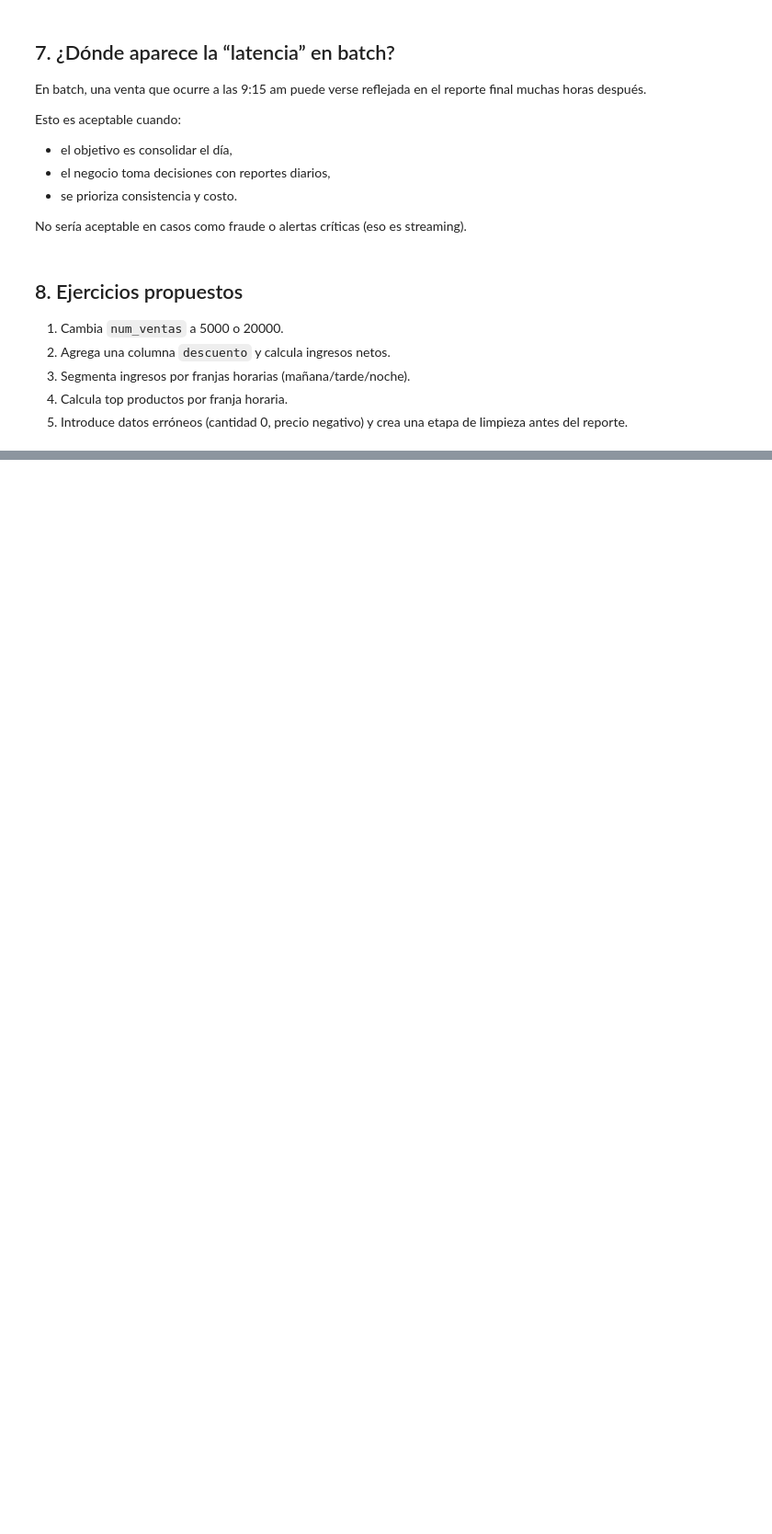
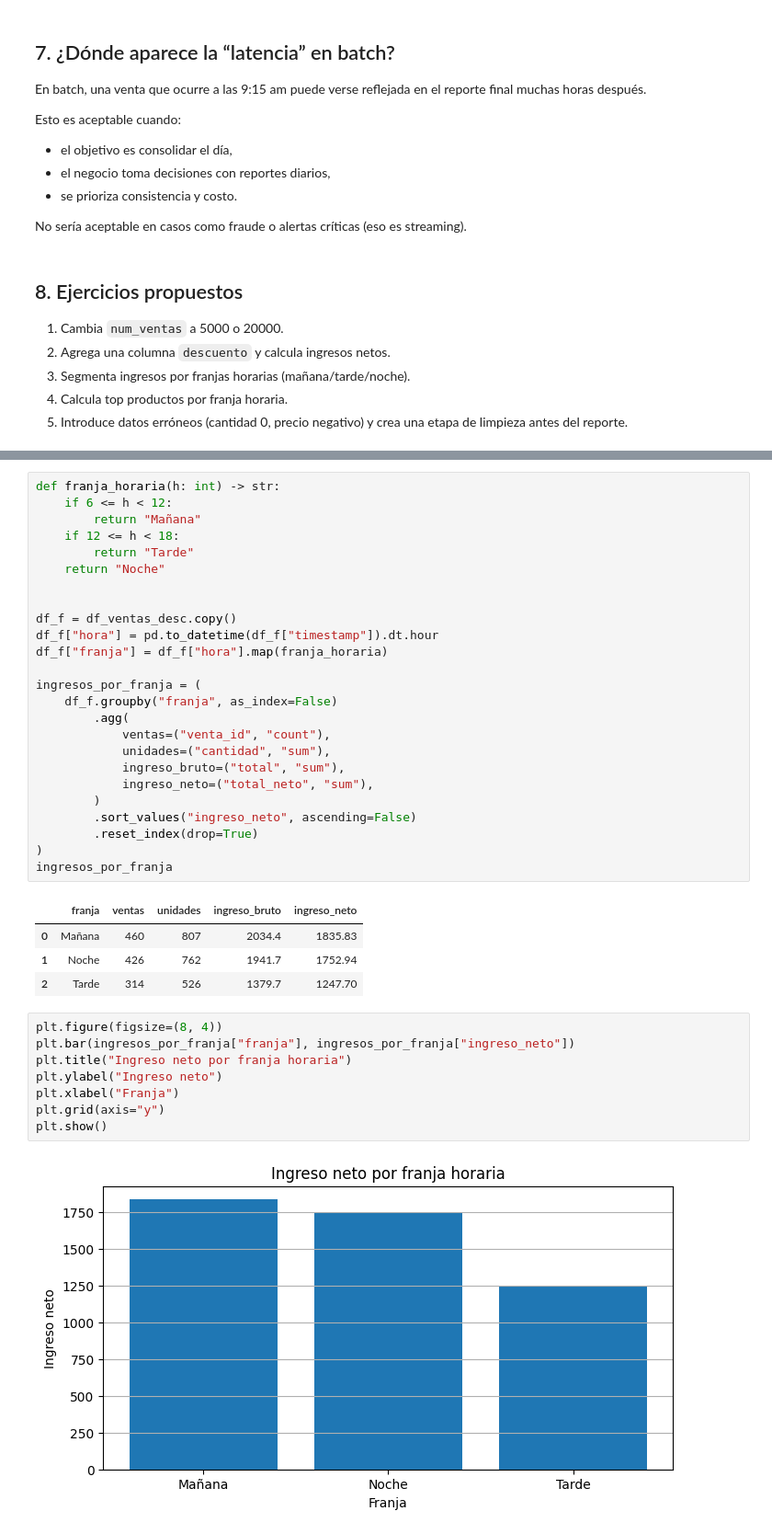
Before and after one commit to acvalencia/data_streaming, a Jupyter notebook: 03_Simulacion_Batch.ipynb, the cells around one changed output, grey strips where cells are left out. Shown at 92% size. Cells and saved outputs as stored; diff of their text form; blank space fills up the shorter version.

```diff
--- a/03_Simulacion_Batch.ipynb
+++ b/03_Simulacion_Batch.ipynb
@@ -362,0 +442,40 @@ No sería aceptable en casos como fraude o alertas críticas (eso es streaming).
+# %%
+def franja_horaria(h: int) -> str:
+    if 6 <= h < 12:
+        return "Mañana"
+    if 12 <= h < 18:
+        return "Tarde"
+    return "Noche"
+
+
+df_f = df_ventas_desc.copy()
+df_f["hora"] = pd.to_datetime(df_f["timestamp"]).dt.hour
+df_f["franja"] = df_f["hora"].map(franja_horaria)
+
+ingresos_por_franja = (
+    df_f.groupby("franja", as_index=False)
+        .agg(
+            ventas=("venta_id", "count"),
+            unidades=("cantidad", "sum"),
+            ingreso_bruto=("total", "sum"),
+            ingreso_neto=("total_neto", "sum"),
+        )
+        .sort_values("ingreso_neto", ascending=False)
+        .reset_index(drop=True)
+)
+ingresos_por_franja
+# %% [output]
+|  | franja | ventas | unidades | ingreso_bruto | ingreso_neto |
+| 0 | Mañana | 460 | 807 | 2034.4 | 1835.83 |
+| 1 | Noche | 426 | 762 | 1941.7 | 1752.94 |
+| 2 | Tarde | 314 | 526 | 1379.7 | 1247.70 |
+# %%
+plt.figure(figsize=(8, 4))
+plt.bar(ingresos_por_franja["franja"], ingresos_por_franja["ingreso_neto"])
+plt.title("Ingreso neto por franja horaria")
+plt.ylabel("Ingreso neto")
+plt.xlabel("Franja")
+plt.grid(axis="y")
+plt.show()
+# %% [output]
+[figure, added]
```
Also changed, not shown: parts of 9 cells of this notebook, 5 other files.
